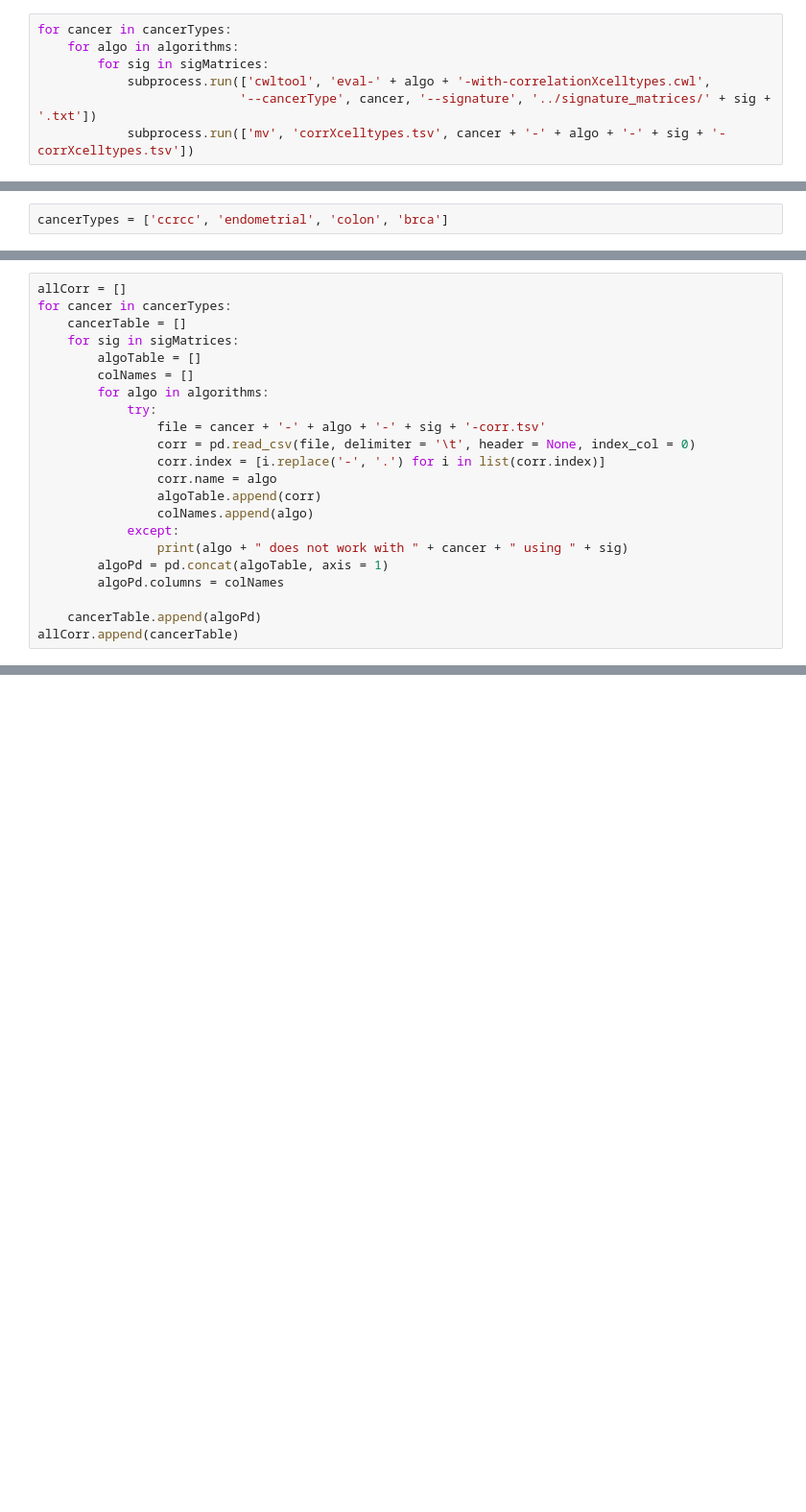
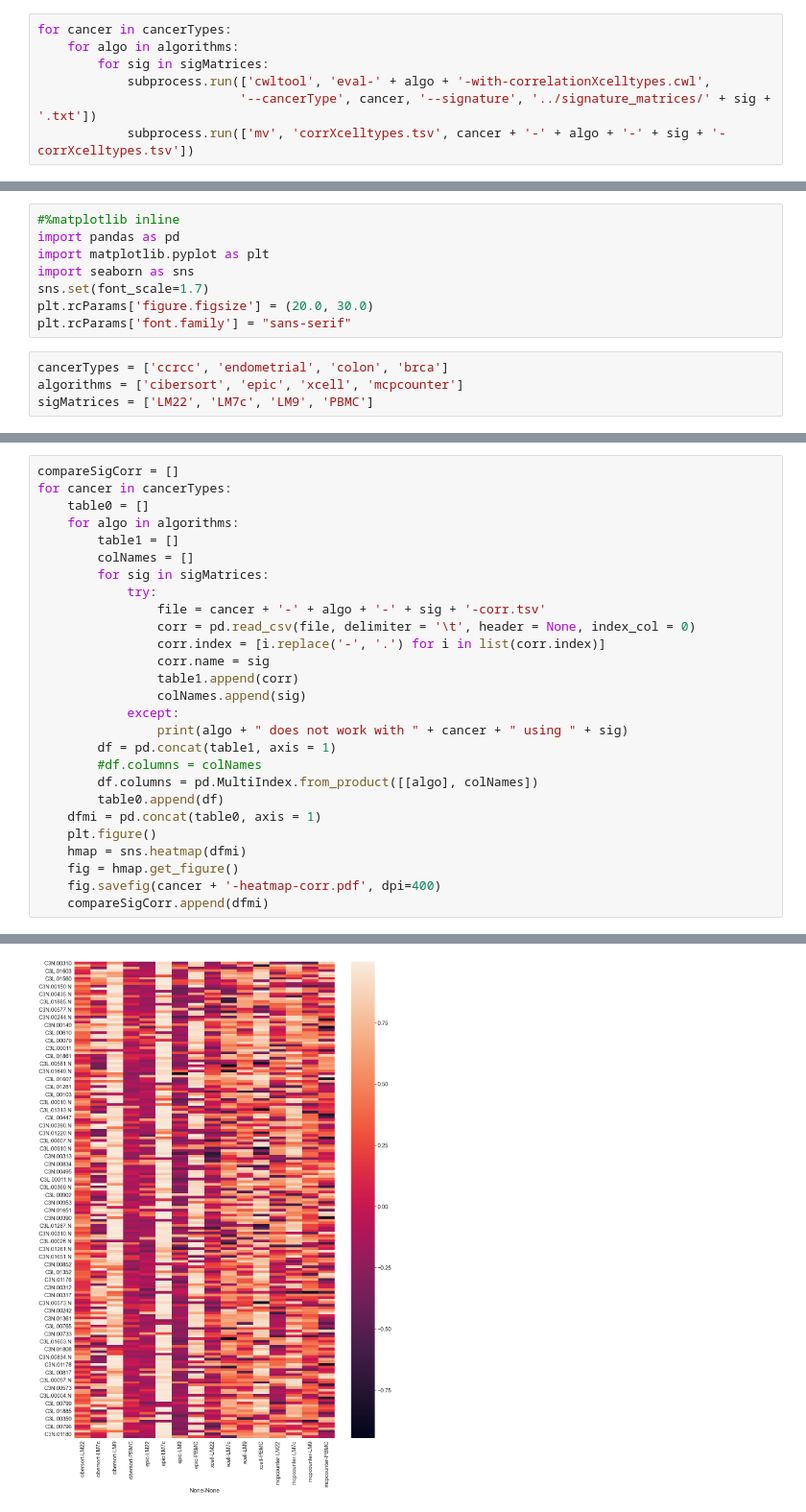
Before and after one commit to PNNL-CompBio/decomprolute, a Jupyter notebook: results/batchRuns.ipynb, the cells around one changed output, grey strips where cells are left out. Shown at 96% size. Cells and saved outputs as stored; diff of their text form; blank space fills up the shorter version.

```diff
--- a/results/batchRuns.ipynb
+++ b/results/batchRuns.ipynb
@@ -37,2 +41,12 @@ for cancer in cancerTypes:
+# %%
+#%matplotlib inline
+import pandas as pd
+import matplotlib.pyplot as plt
+import seaborn as sns
+sns.set(font_scale=1.7)
+plt.rcParams['figure.figsize'] = (20.0, 30.0)
+plt.rcParams['font.family'] = "sans-serif"
 # %%
 cancerTypes = ['ccrcc', 'endometrial', 'colon', 'brca']
+algorithms = ['cibersort', 'epic', 'xcell', 'mcpcounter']
+sigMatrices = ['LM22', 'LM7c', 'LM9', 'PBMC']
@@ -41,24 +53,30 @@ import pandas as pd
 # %%
-allCorr = []
+compareSigCorr = []
 for cancer in cancerTypes:
-    cancerTable = []
-    for sig in sigMatrices:
-        algoTable = []
+    table0 = []
+    for algo in algorithms:
+        table1 = []
         colNames = []
-        for algo in algorithms:
+        for sig in sigMatrices:
             try:
                 file = cancer + '-' + algo + '-' + sig + '-corr.tsv'
                 corr = pd.read_csv(file, delimiter = '\t', header = None, index_col = 0)
                 corr.index = [i.replace('-', '.') for i in list(corr.index)]
-                corr.name = algo
-                algoTable.append(corr)
-                colNames.append(algo)
+                corr.name = sig
+                table1.append(corr)
+                colNames.append(sig)
             except:
                 print(algo + " does not work with " + cancer + " using " + sig)
-        algoPd = pd.concat(algoTable, axis = 1)
-        algoPd.columns = colNames
-
-    cancerTable.append(algoPd)
-allCorr.append(cancerTable)
+        df = pd.concat(table1, axis = 1)
+        #df.columns = colNames
+        df.columns = pd.MultiIndex.from_product([[algo], colNames])
+        table0.append(df)
+    dfmi = pd.concat(table0, axis = 1)
+    plt.figure()
+    hmap = sns.heatmap(dfmi)
+    fig = hmap.get_figure()
+    fig.savefig(cancer + '-heatmap-corr.pdf', dpi=400)
+    compareSigCorr.append(dfmi)
 # %% [output]
 cibersort does not work with brca using LM9
+[figure, added]
```
Also changed, not shown: parts of 9 cells of this notebook, 1 other file.
